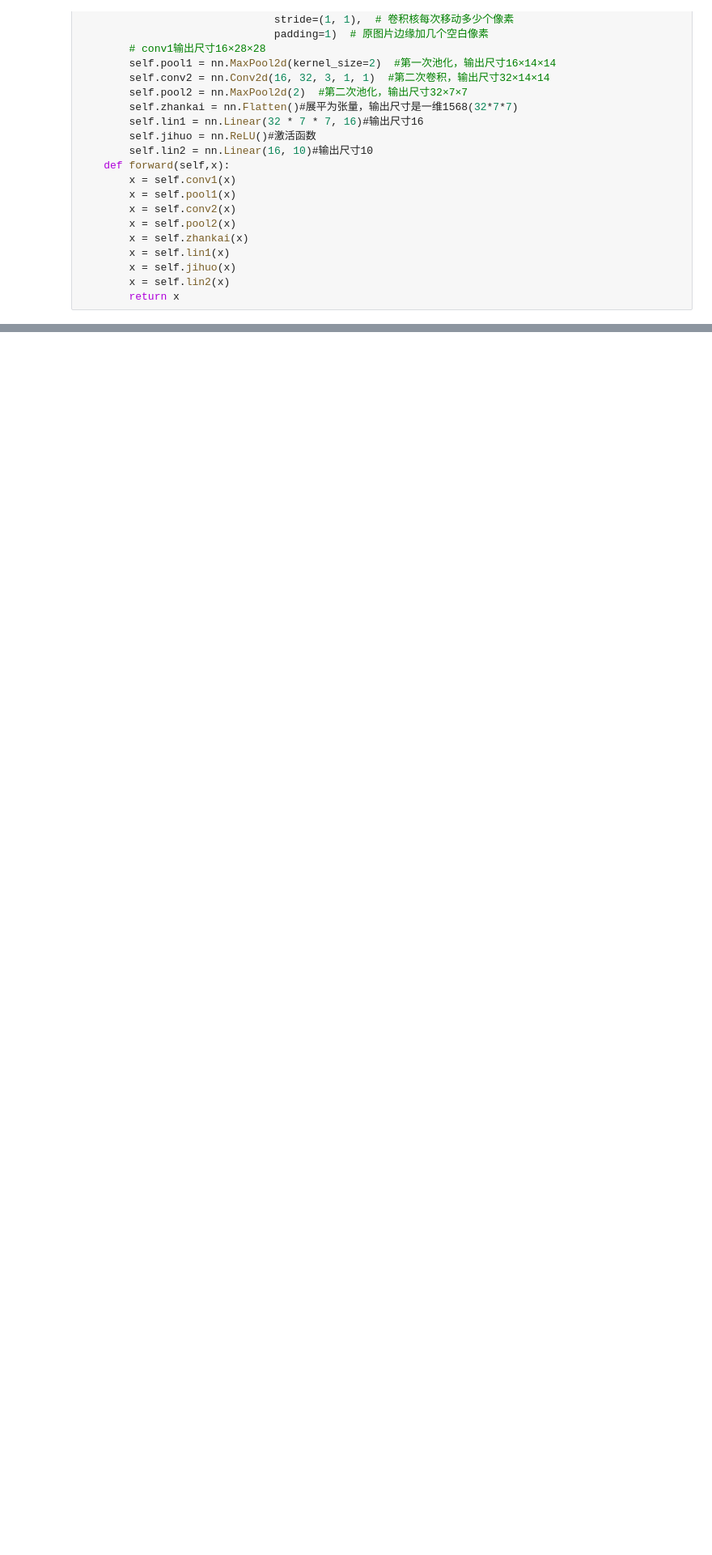
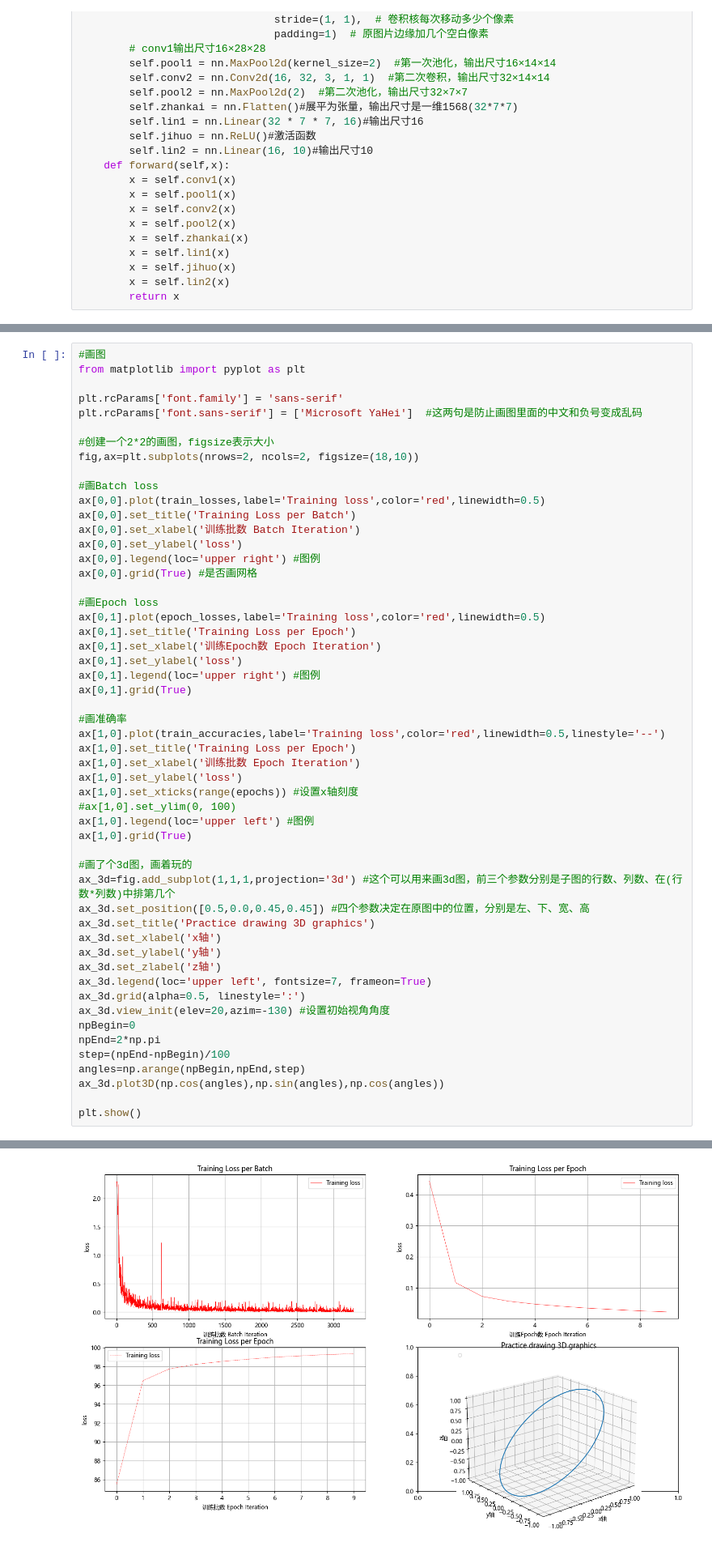
Before and after one commit to wljss/kaggle-Digit-Recognizer, a Jupyter notebook: work.ipynb, the cells around one changed output, grey strips where cells are left out. Shown at 81% size. Saved outputs shown, nothing was run; the diff lists cells and outputs as text; blank space fills up the shorter version.

```diff
--- a/work.ipynb
+++ b/work.ipynb
@@ -123,0 +125,54 @@ Epoch [10/10] | Loss: 0.0209 | Accuracy: 99.44%
+# %%
+#画图
+from matplotlib import pyplot as plt
+
+plt.rcParams['font.family'] = 'sans-serif'
+plt.rcParams['font.sans-serif'] = ['Microsoft YaHei']  #这两句是防止画图里面的中文和负号变成乱码
+
+#创建一个2*2的画图，figsize表示大小
+fig,ax=plt.subplots(nrows=2, ncols=2, figsize=(18,10))
+
+#画Batch loss
+ax[0,0].plot(train_losses,label='Training loss',color='red',linewidth=0.5)
+ax[0,0].set_title('Training Loss per Batch')
+ax[0,0].set_xlabel('训练批数 Batch Iteration')
+ax[0,0].set_ylabel('loss')
+ax[0,0].legend(loc='upper right') #图例
+ax[0,0].grid(True) #是否画网格
+
+#画Epoch loss
+ax[0,1].plot(epoch_losses,label='Training loss',color='red',linewidth=0.5)
+ax[0,1].set_title('Training Loss per Epoch')
+ax[0,1].set_xlabel('训练Epoch数 Epoch Iteration')
+ax[0,1].set_ylabel('loss')
+ax[0,1].legend(loc='upper right') #图例
+ax[0,1].grid(True)
+
+#画准确率
+ax[1,0].plot(train_accuracies,label='Training loss',color='red',linewidth=0.5,linestyle='--')
+ax[1,0].set_title('Training Loss per Epoch')
+ax[1,0].set_xlabel('训练批数 Epoch Iteration')
+ax[1,0].set_ylabel('loss')
+ax[1,0].set_xticks(range(epochs)) #设置x轴刻度
+#ax[1,0].set_ylim(0, 100)
+ax[1,0].legend(loc='upper left') #图例
+ax[1,0].grid(True)
+
+#画了个3d图，画着玩的
+ax_3d=fig.add_subplot(1,1,1,projection='3d') #这个可以用来画3d图，前三个参数分别是子图的行数、列数、在(行数*列数)中排第几个
+ax_3d.set_position([0.5,0.0,0.45,0.45]) #四个参数决定在原图中的位置，分别是左、下、宽、高
+ax_3d.set_title('Practice drawing 3D graphics')
+ax_3d.set_xlabel('x轴')
+ax_3d.set_ylabel('y轴')
+ax_3d.set_zlabel('z轴')
+ax_3d.legend(loc='upper left', fontsize=7, frameon=True)
+ax_3d.grid(alpha=0.5, linestyle=':')
+ax_3d.view_init(elev=20,azim=-130) #设置初始视角角度
+npBegin=0
+npEnd=2*np.pi
+step=(npEnd-npBegin)/100
+angles=np.arange(npBegin,npEnd,step)
+ax_3d.plot3D(np.cos(angles),np.sin(angles),np.cos(angles))
+
+plt.show()
+# %% [output]
@@ -123,0 +180 @@ Epoch [10/10] | Loss: 0.0209 | Accuracy: 99.44%
+[figure, added]
```
Also changed, not shown: parts of 3 cells of this notebook.
